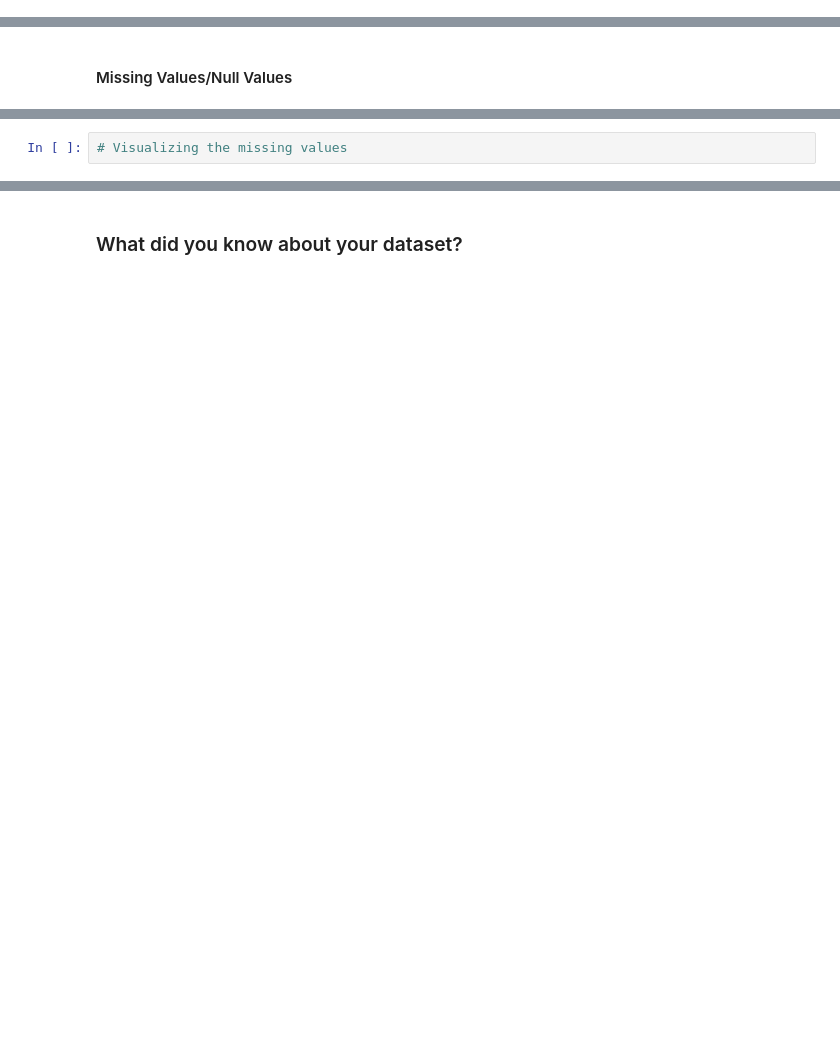
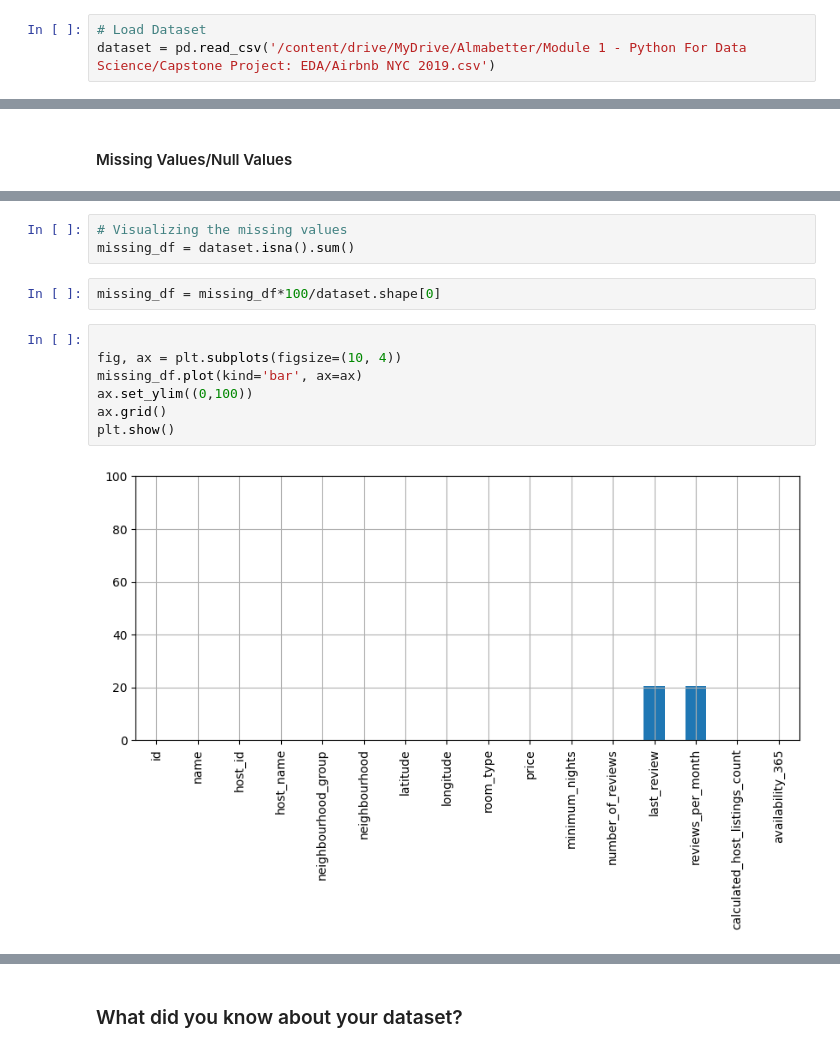
Before and after one commit to Varinder-KM/AirBnb-Bookings-Analysis-EDA, a Jupyter notebook: AirBnb_Bookings_Analysis_EDA_.ipynb, the cells around one changed output, grey strips where cells are left out. Drawn from its saved outputs; the diff is of its cells as text; blank space fills up the shorter version.

Commit message:
Know Your Data Done

```diff
--- a/AirBnb_Bookings_Analysis_EDA_.ipynb
+++ b/AirBnb_Bookings_Analysis_EDA_.ipynb
@@ -68,3 +83,6 @@ M - Multivariate Analysis
+# %%
+# Load Dataset
+dataset = pd.read_csv('/content/drive/MyDrive/Almabetter/Module 1 - Python For Data Science/Capstone Project: EDA/Airbnb NYC 2019.csv')
 # %% [markdown]
 ### Dataset First View
 # %%
@@ -88,2 +160,14 @@ M - Multivariate Analysis
 # %%
 # Visualizing the missing values
+missing_df = dataset.isna().sum()
+# %%
+missing_df = missing_df*100/dataset.shape[0]
+# %%
+
+fig, ax = plt.subplots(figsize=(10, 4))
+missing_df.plot(kind='bar', ax=ax)
+ax.set_ylim((0,100))
+ax.grid()
+plt.show()
+# %% [output]
+[figure, added]
```
Also changed, not shown: parts of 12 cells of this notebook.
